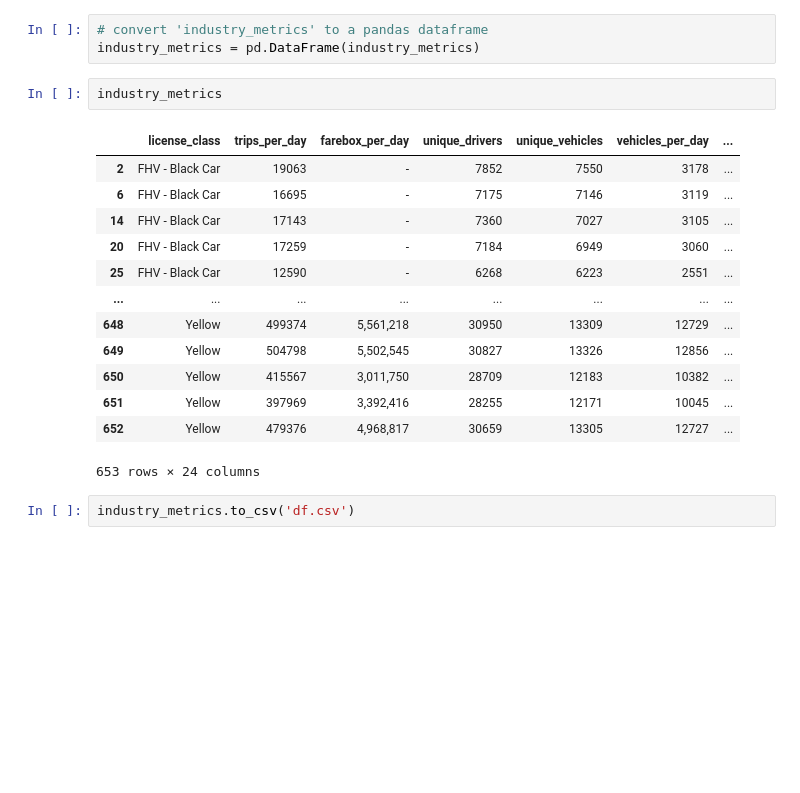
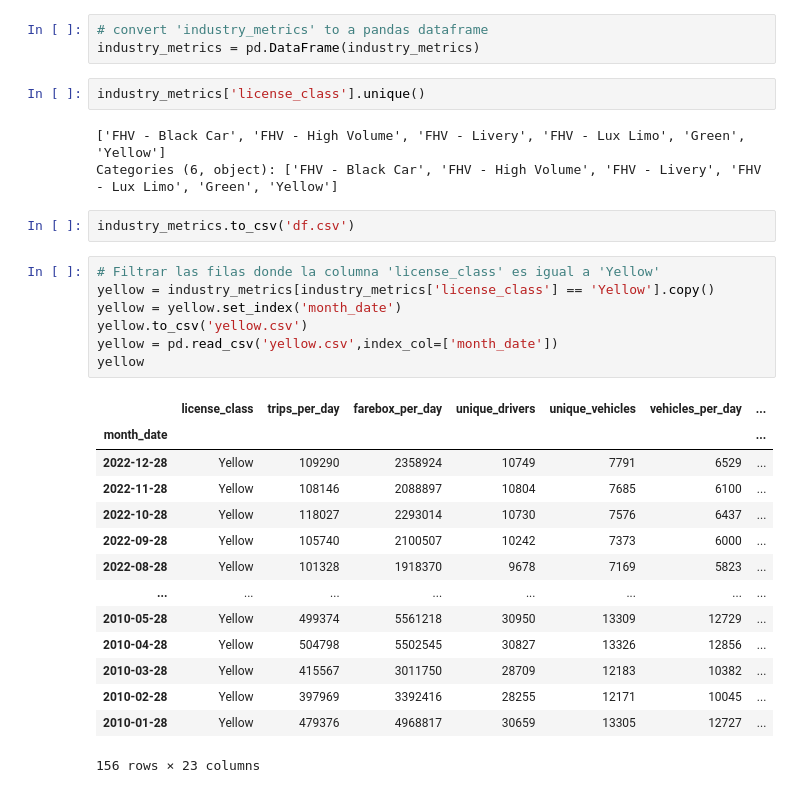
Before and after one commit to francomyburg/Proyecto_grupal_DS, a Jupyter notebook: luciano/ETL.ipynb, the cells around one changed output. Cells and saved outputs as stored; diff of their text form; blank space fills up the shorter version.

```diff
--- a/luciano/ETL.ipynb
+++ b/luciano/ETL.ipynb
@@ -492,20 +543,31 @@ industry_metrics.reset_index(drop=True)
 # convert 'industry_metrics' to a pandas dataframe
 industry_metrics = pd.DataFrame(industry_metrics)
 # %%
-industry_metrics
+industry_metrics['license_class'].unique()
 # %% [output]
-|  | license_class | trips_per_day | farebox_per_day | unique_drivers | unique_vehicles | vehicles_per_day | ... |
-| 2 | FHV - Black Car | 19063 | - | 7852 | 7550 | 3178 | ... |
-| 6 | FHV - Black Car | 16695 | - | 7175 | 7146 | 3119 | ... |
-| 14 | FHV - Black Car | 17143 | - | 7360 | 7027 | 3105 | ... |
-| 20 | FHV - Black Car | 17259 | - | 7184 | 6949 | 3060 | ... |
-| 25 | FHV - Black Car | 12590 | - | 6268 | 6223 | 2551 | ... |
-| ... | ... | ... | ... | ... | ... | ... | ... |
-| 648 | Yellow | 499374 | 5,561,218 | 30950 | 13309 | 12729 | ... |
-| 649 | Yellow | 504798 | 5,502,545 | 30827 | 13326 | 12856 | ... |
-| 650 | Yellow | 415567 | 3,011,750 | 28709 | 12183 | 10382 | ... |
-| 651 | Yellow | 397969 | 3,392,416 | 28255 | 12171 | 10045 | ... |
-| 652 | Yellow | 479376 | 4,968,817 | 30659 | 13305 | 12727 | ... |
-653 rows × 24 columns
+['FHV - Black Car', 'FHV - High Volume', 'FHV - Livery', 'FHV - Lux Limo', 'Green', 'Yellow']
+Categories (6, object): ['FHV - Black Car', 'FHV - High Volume', 'FHV - Livery', 'FHV - Lux Limo', 'Green', 'Yellow']
 # %%
 industry_metrics.to_csv('df.csv')
+# %%
+# Filtrar las filas donde la columna 'license_class' es igual a 'Yellow'
+yellow = industry_metrics[industry_metrics['license_class'] == 'Yellow'].copy()
+yellow = yellow.set_index('month_date')
+yellow.to_csv('yellow.csv')
+yellow = pd.read_csv('yellow.csv',index_col=['month_date'])
+yellow
+# %% [output]
+|  | license_class | trips_per_day | farebox_per_day | unique_drivers | unique_vehicles | vehicles_per_day | ... |
+| month_date |  |  |  |  |  |  | ... |
+| 2022-12-28 | Yellow | 109290 | 2358924 | 10749 | 7791 | 6529 | ... |
+| 2022-11-28 | Yellow | 108146 | 2088897 | 10804 | 7685 | 6100 | ... |
+| 2022-10-28 | Yellow | 118027 | 2293014 | 10730 | 7576 | 6437 | ... |
+| 2022-09-28 | Yellow | 105740 | 2100507 | 10242 | 7373 | 6000 | ... |
+| 2022-08-28 | Yellow | 101328 | 1918370 | 9678 | 7169 | 5823 | ... |
+| ... | ... | ... | ... | ... | ... | ... | ... |
+| 2010-05-28 | Yellow | 499374 | 5561218 | 30950 | 13309 | 12729 | ... |
+| 2010-04-28 | Yellow | 504798 | 5502545 | 30827 | 13326 | 12856 | ... |
+| 2010-03-28 | Yellow | 415567 | 3011750 | 28709 | 12183 | 10382 | ... |
+| 2010-02-28 | Yellow | 397969 | 3392416 | 28255 | 12171 | 10045 | ... |
+| 2010-01-28 | Yellow | 479376 | 4968817 | 30659 | 13305 | 12727 | ... |
+156 rows × 23 columns
```
Also changed, not shown: parts of 20 cells of this notebook, 4 other files.
